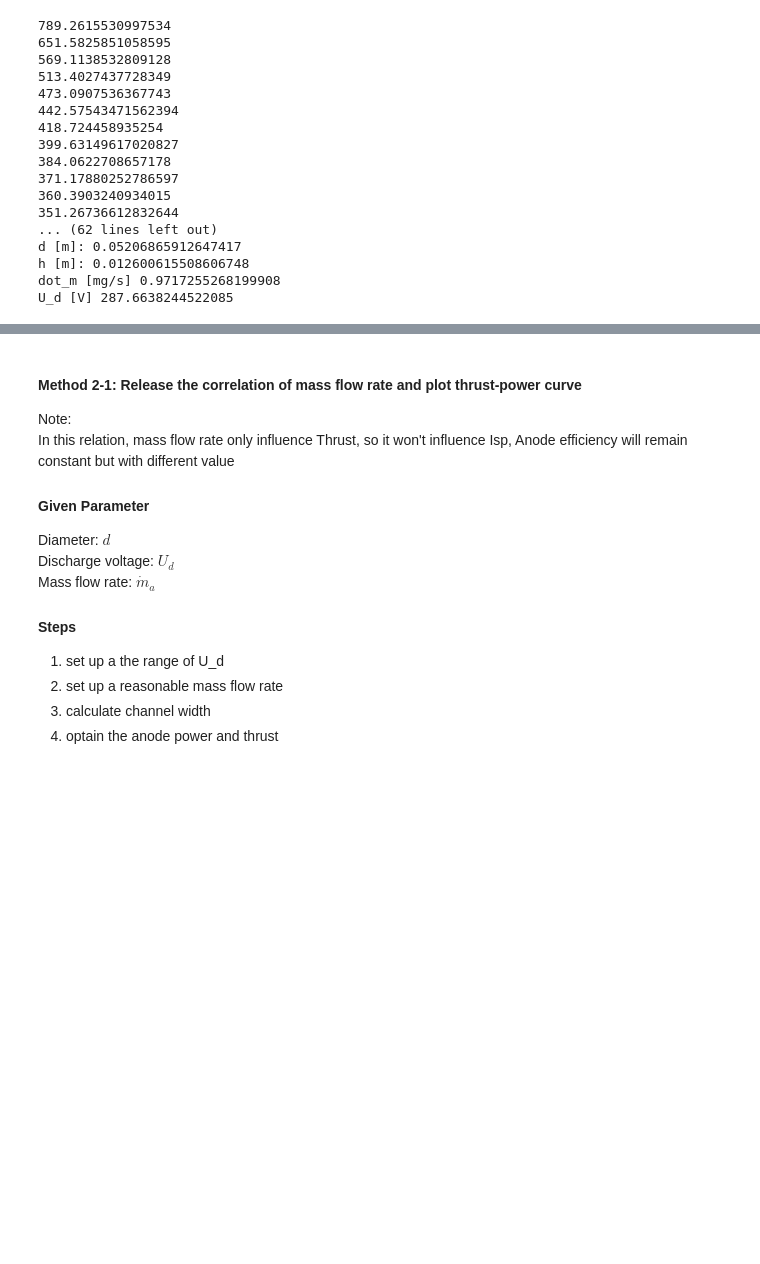
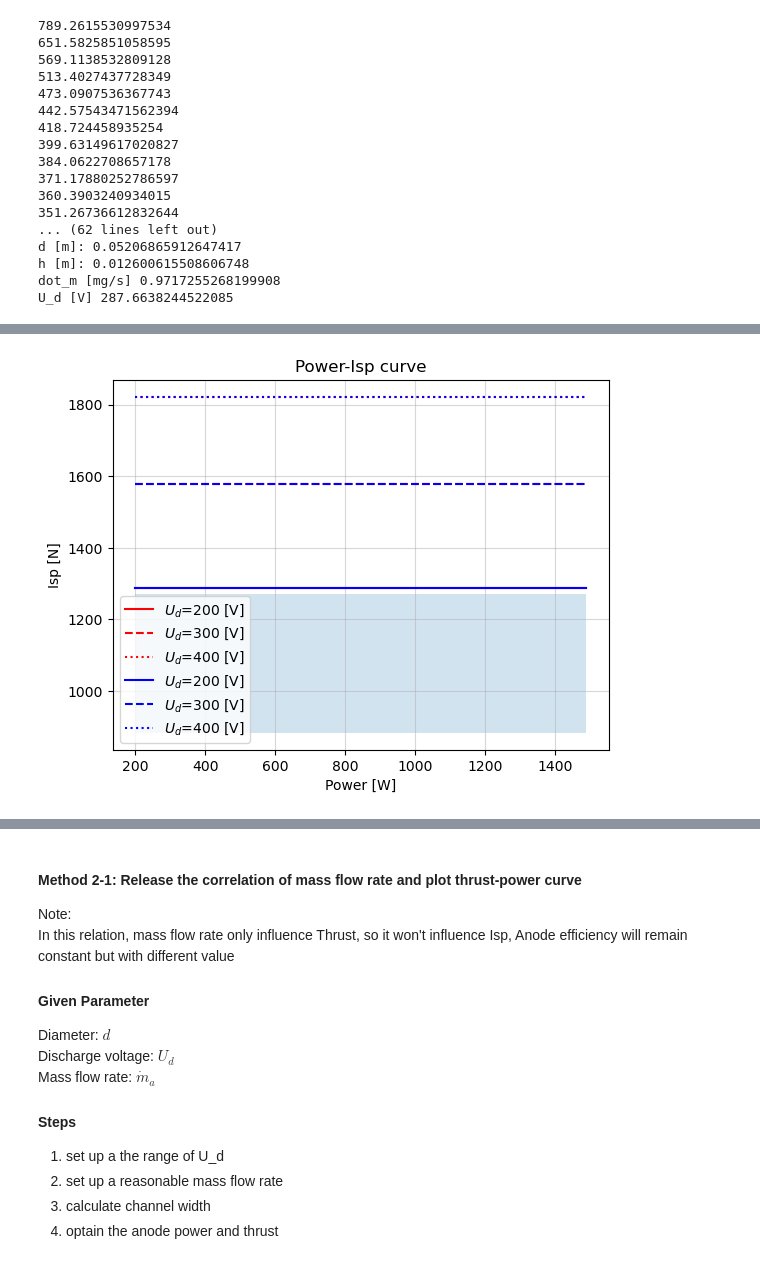
Before and after one commit to Pljwachs/Spacecraft-Propulsion, a Jupyter notebook: Initial parameter calculator.ipynb, the cells around one changed output, grey strips where cells are left out. Saved outputs shown, nothing was run; the diff lists cells and outputs as text; code cells hidden in the pictures; blank space fills up the shorter version.

```diff
--- a/Initial parameter calculator.ipynb
+++ b/Initial parameter calculator.ipynb
@@ -383,0 +388,21 @@ plt.show()
+# %%
+#Isp-Power slope
+plt.plot(P_range, Isp_xe[0][0:], 'r',label='$U_d$=200 [V]')
+plt.plot(P_range, Isp_xe[1][0:], 'r--',label='$U_d$=300 [V]')
+plt.plot(P_range, Isp_xe[2][0:], 'r:',label='$U_d$=400 [V]')
+
+plt.plot(P_range, Isp_o2[0][0:], 'b',label='$U_d$=200 [V]')
+plt.plot(P_range, Isp_o2[1][0:], 'b--',label='$U_d$=300 [V]')
+plt.plot(P_range, Isp_o2[2][0:], 'b:',label='$U_d$=400 [V]')
+
+plt.fill_between(P_range,Ispo2_formula[0][0:],Ispo2_formula[1][0:],alpha=0.2)
+
+plt.xlabel('Power [W]')
+plt.ylabel('Isp [N]')
+plt.title('Power-Isp curve')
+
+plt.grid(True,alpha=0.5)
+plt.legend()
+plt.show()
+# %% [output]
+[figure, added]
```
Also changed, not shown: parts of 12 cells of this notebook, 2 other files.
